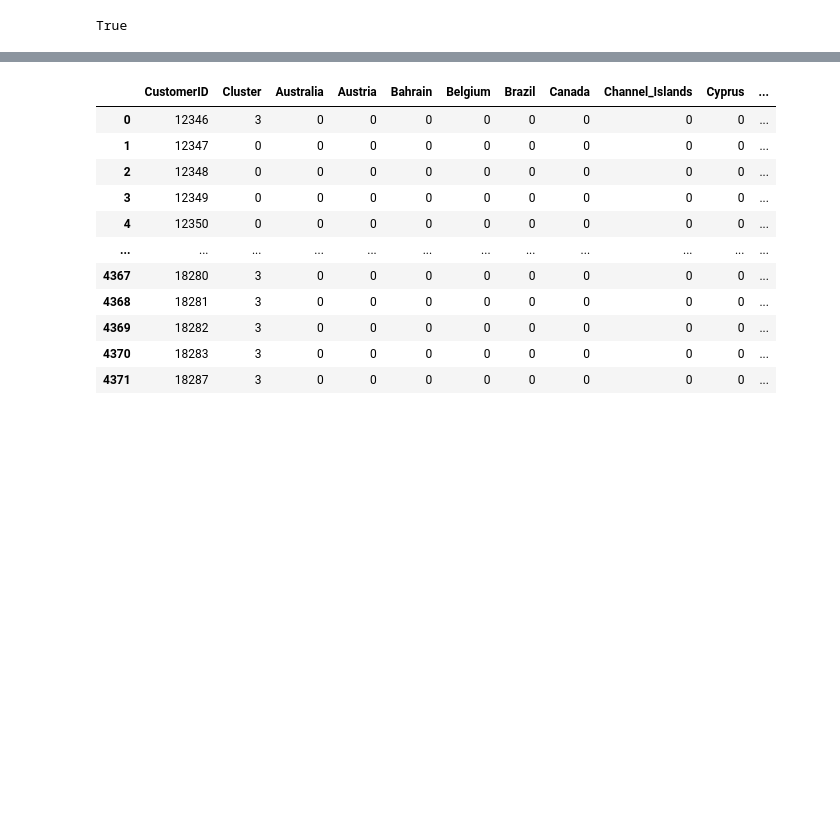
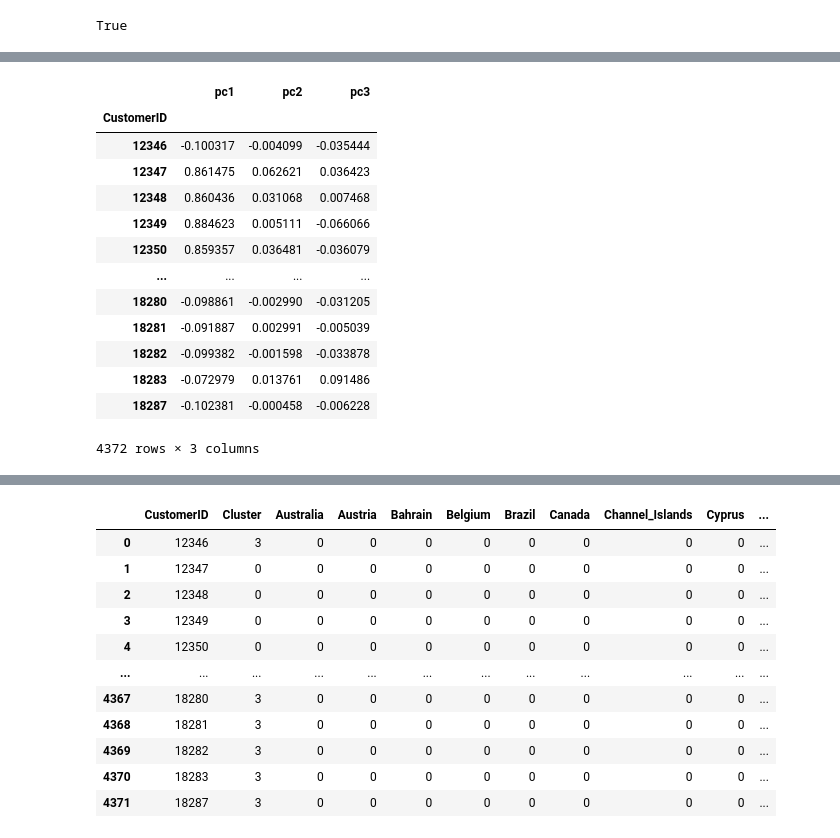
Before and after one commit to smlovullo/Online-Retail, a Jupyter notebook: notebooks/data_exploration.ipynb, the cells around one changed output, grey strips where cells are left out. Drawn from its saved outputs; the diff is of its cells as text; code cells hidden in the pictures; blank space fills up the shorter version.

```diff
--- a/notebooks/data_exploration.ipynb
+++ b/notebooks/data_exploration.ipynb
@@ -25,0 +58,21 @@ True
+# %%
+pca_3d = PCA(n_components=3)
+principle_components_3d = pca_3d.fit_transform(quantities_of_purchases_by_customer_norm)
+principle_3d_df = pd.DataFrame(data=principle_components_3d, columns=['pc1', 'pc2', 'pc3'])
+principle_3d_df = principle_3d_df.set_index(quantities_of_purchases_by_customer_norm.index)
+principle_3d_df
+# %% [output]
+|  | pc1 | pc2 | pc3 |
+| CustomerID |  |  |  |
+| 12346 | -0.100317 | -0.004099 | -0.035444 |
+| 12347 | 0.861475 | 0.062621 | 0.036423 |
+| 12348 | 0.860436 | 0.031068 | 0.007468 |
+| 12349 | 0.884623 | 0.005111 | -0.066066 |
+| 12350 | 0.859357 | 0.036481 | -0.036079 |
+| ... | ... | ... | ... |
+| 18280 | -0.098861 | -0.002990 | -0.031205 |
+| 18281 | -0.091887 | 0.002991 | -0.005039 |
+| 18282 | -0.099382 | -0.001598 | -0.033878 |
+| 18283 | -0.072979 | 0.013761 | 0.091486 |
+| 18287 | -0.102381 | -0.000458 | -0.006228 |
+4372 rows × 3 columns
```
Also changed, not shown: parts of 17 cells of this notebook, 2 other files.
